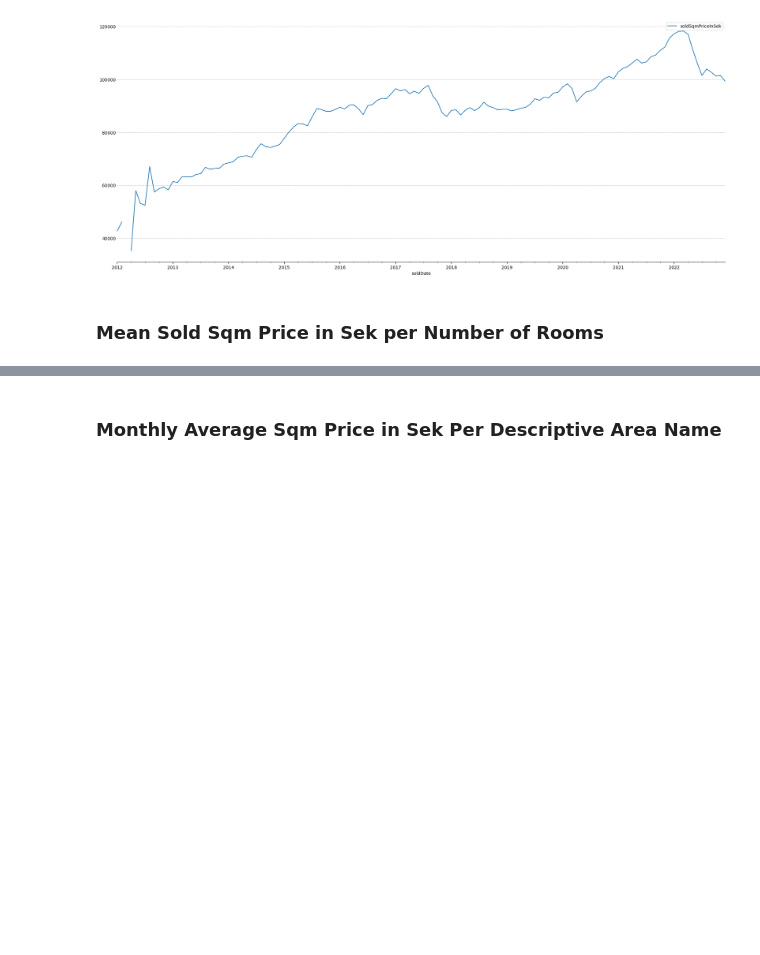
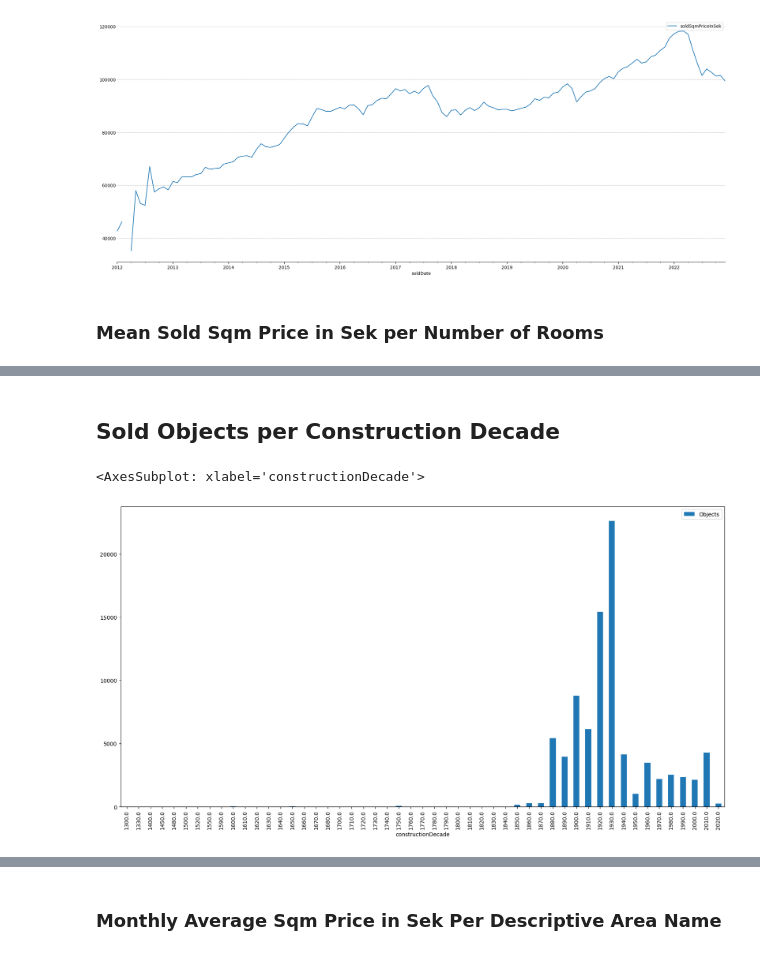
Before and after one commit to cfuru/Azure-Functions, a Jupyter notebook: func-booli-scraper-001/2_EDA_data_cleaning.ipynb, the cells around one changed output, grey strips where cells are left out. Saved outputs shown, nothing was run; the diff lists cells and outputs as text; code cells hidden in the pictures; blank space fills up the shorter version.

```diff
--- a/func-booli-scraper-001/2_EDA_data_cleaning.ipynb
+++ b/func-booli-scraper-001/2_EDA_data_cleaning.ipynb
@@ -341,0 +367,10 @@ df_sqm_rooms.pivot(index = "soldDate", columns = "numberOfRooms", values = "sold
+# %% [markdown]
+## Sold Objects per Construction Decade
+# %%
+df_constructionDecade = df.copy()
+df_constructionDecade["constructionDecade"] = (df_constructionDecade.constructionYear // 10) * 10
+df_constructionDecade = df_constructionDecade[["constructionDecade", "booliId"]].groupby("constructionDecade").count().rename(columns = {"constructionDecade": "Decade", "booliId": "Objects"})
+df_constructionDecade.plot(kind = "bar", figsize = (20, 10))
+# %% [output]
+<AxesSubplot: xlabel='constructionDecade'>
+[figure, added]
```
Also changed, not shown: parts of 23 cells of this notebook.
